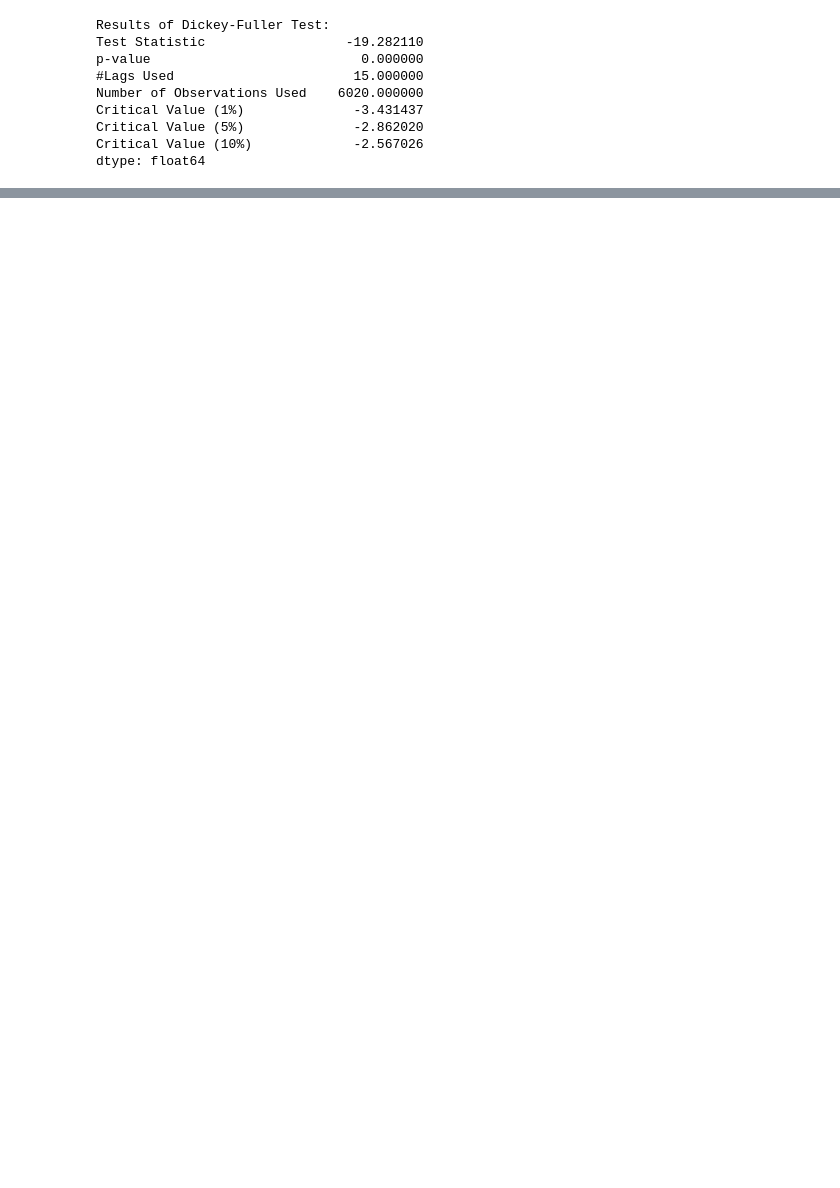
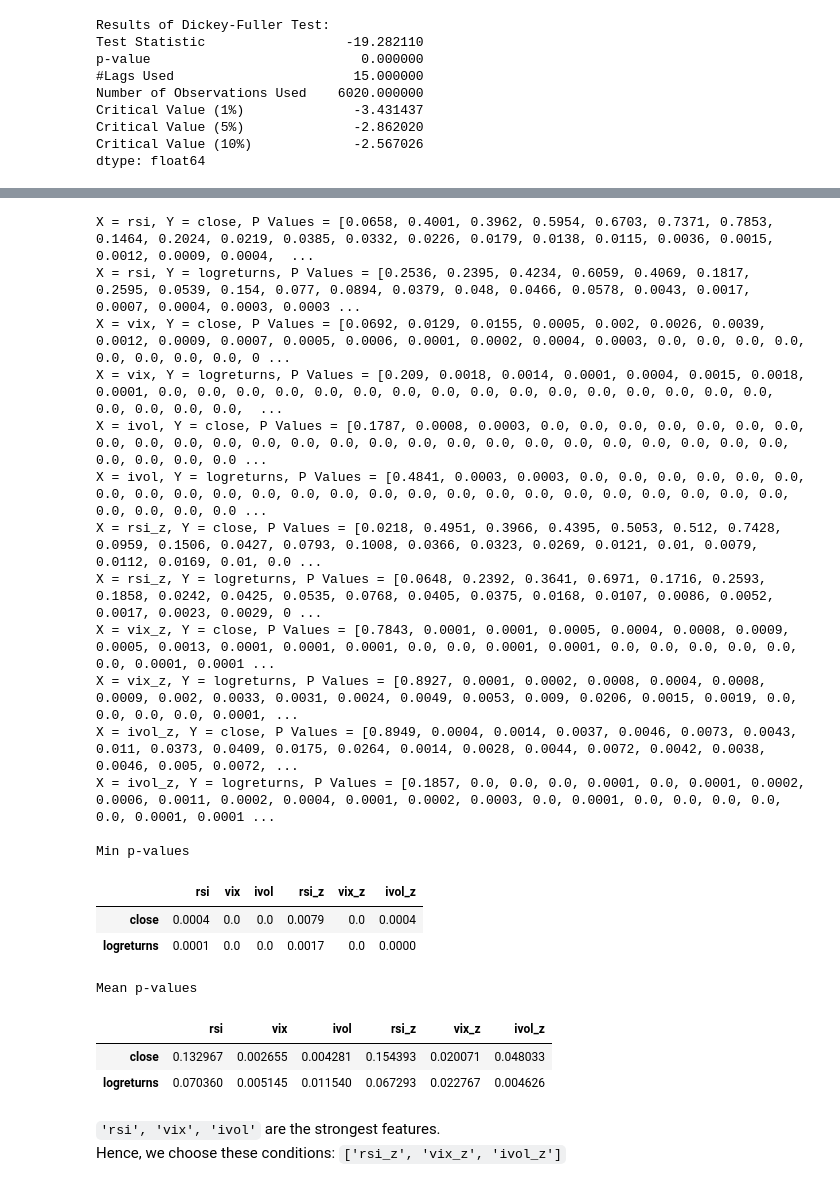
Before and after one commit to Horstann/CC-TTS-GANs, a Jupyter notebook: 01 EDA.ipynb, the cells around one changed output, grey strips where cells are left out. Drawn from its saved outputs; the diff is of its cells as text; code cells hidden in the pictures; blank space fills up the shorter version.

```diff
--- a/01 EDA.ipynb
+++ b/01 EDA.ipynb
@@ -65,0 +91,62 @@ logreturns.shape
+# %%
+from statsmodels.tsa.stattools import grangercausalitytests
+
+def granger_causation_matrix(data, treatment_vars, outcome_vars=['close','logreturns'], test='ssr_chi2test', verbose=False, maxlag=42):
+    """Check Granger Causality of all possible combinations of the Time series.
+    The rows are the response variable, columns are predictors. The values in the table
+    are the P-Values. P-Values lesser than the significance level (0.05), implies
+    the Null Hypothesis that the coefficients of the corresponding past values is
+    zero, that is, the X does not cause Y can be rejected.
+
+    data      : pandas dataframe containing the time series variables
+    variables : list containing names of the time series variables.
+    """
+    df_min = pd.DataFrame(np.zeros((len(outcome_vars), len(treatment_vars))), columns=treatment_vars, index=outcome_vars)
+    df_mean = pd.DataFrame(np.zeros((len(outcome_vars), len(treatment_vars))), columns=treatment_vars, index=outcome_vars)
+    for treatment in treatment_vars:
+        for outcome in outcome_vars:
+            test_result = grangercausalitytests(data[[outcome, treatment]].dropna(), maxlag=maxlag, verbose=False)
+            p_values = [round(test_result[i+1][0][test][1],4) for i in range(maxlag)]
+            if verbose: print(f'X = {treatment}, Y = {outcome}, P Values = {p_values}')
+            min_p_value = np.min(p_values)
+            mean_p_value = np.mean(p_values)
+            df_min.loc[outcome, treatment] = min_p_value
+            df_mean.loc[outcome, treatment] = mean_p_value
+    df_min.columns, df_mean.columns = treatment_vars, treatment_vars
+    df_min.index, df_mean.index =outcome_vars, outcome_vars
+
+    print()
+    print("Min p-values")
+    display(df_min)
+    print("Mean p-values")
+    display(df_mean)
+# %%
+conditions = ['rsi','vix','ivol'] + real_data.condition_names
+if 'vix_z' not in conditions: conditions += ['vix_z']
+if 'ivol_z' not in conditions: conditions += ['ivol_z']
+granger_causation_matrix(real_data.df, treatment_vars=conditions, verbose=True)
+# %% [output]
+X = rsi, Y = close, P Values = [0.0658, 0.4001, 0.3962, 0.5954, 0.6703, 0.7371, 0.7853, 0.1464, 0.2024, 0.0219, 0.0385, 0.0332, 0.0226, 0.0179, 0.0138, 0.0115, 0.0036, 0.0015, 0.0012, 0.0009, 0.0004,  ...
+X = rsi, Y = logreturns, P Values = [0.2536, 0.2395, 0.4234, 0.6059, 0.4069, 0.1817, 0.2595, 0.0539, 0.154, 0.077, 0.0894, 0.0379, 0.048, 0.0466, 0.0578, 0.0043, 0.0017, 0.0007, 0.0004, 0.0003, 0.0003 ...
+X = vix, Y = close, P Values = [0.0692, 0.0129, 0.0155, 0.0005, 0.002, 0.0026, 0.0039, 0.0012, 0.0009, 0.0007, 0.0005, 0.0006, 0.0001, 0.0002, 0.0004, 0.0003, 0.0, 0.0, 0.0, 0.0, 0.0, 0.0, 0.0, 0.0, 0 ...
+X = vix, Y = logreturns, P Values = [0.209, 0.0018, 0.0014, 0.0001, 0.0004, 0.0015, 0.0018, 0.0001, 0.0, 0.0, 0.0, 0.0, 0.0, 0.0, 0.0, 0.0, 0.0, 0.0, 0.0, 0.0, 0.0, 0.0, 0.0, 0.0, 0.0, 0.0, 0.0, 0.0,  ...
+X = ivol, Y = close, P Values = [0.1787, 0.0008, 0.0003, 0.0, 0.0, 0.0, 0.0, 0.0, 0.0, 0.0, 0.0, 0.0, 0.0, 0.0, 0.0, 0.0, 0.0, 0.0, 0.0, 0.0, 0.0, 0.0, 0.0, 0.0, 0.0, 0.0, 0.0, 0.0, 0.0, 0.0, 0.0, 0.0 ...
+X = ivol, Y = logreturns, P Values = [0.4841, 0.0003, 0.0003, 0.0, 0.0, 0.0, 0.0, 0.0, 0.0, 0.0, 0.0, 0.0, 0.0, 0.0, 0.0, 0.0, 0.0, 0.0, 0.0, 0.0, 0.0, 0.0, 0.0, 0.0, 0.0, 0.0, 0.0, 0.0, 0.0, 0.0, 0.0 ...
+X = rsi_z, Y = close, P Values = [0.0218, 0.4951, 0.3966, 0.4395, 0.5053, 0.512, 0.7428, 0.0959, 0.1506, 0.0427, 0.0793, 0.1008, 0.0366, 0.0323, 0.0269, 0.0121, 0.01, 0.0079, 0.0112, 0.0169, 0.01, 0.0 ...
+X = rsi_z, Y = logreturns, P Values = [0.0648, 0.2392, 0.3641, 0.6971, 0.1716, 0.2593, 0.1858, 0.0242, 0.0425, 0.0535, 0.0768, 0.0405, 0.0375, 0.0168, 0.0107, 0.0086, 0.0052, 0.0017, 0.0023, 0.0029, 0 ...
+X = vix_z, Y = close, P Values = [0.7843, 0.0001, 0.0001, 0.0005, 0.0004, 0.0008, 0.0009, 0.0005, 0.0013, 0.0001, 0.0001, 0.0001, 0.0, 0.0, 0.0001, 0.0001, 0.0, 0.0, 0.0, 0.0, 0.0, 0.0, 0.0001, 0.0001 ...
+X = vix_z, Y = logreturns, P Values = [0.8927, 0.0001, 0.0002, 0.0008, 0.0004, 0.0008, 0.0009, 0.002, 0.0033, 0.0031, 0.0024, 0.0049, 0.0053, 0.009, 0.0206, 0.0015, 0.0019, 0.0, 0.0, 0.0, 0.0, 0.0001, ...
+X = ivol_z, Y = close, P Values = [0.8949, 0.0004, 0.0014, 0.0037, 0.0046, 0.0073, 0.0043, 0.011, 0.0373, 0.0409, 0.0175, 0.0264, 0.0014, 0.0028, 0.0044, 0.0072, 0.0042, 0.0038, 0.0046, 0.005, 0.0072, ...
+X = ivol_z, Y = logreturns, P Values = [0.1857, 0.0, 0.0, 0.0, 0.0001, 0.0, 0.0001, 0.0002, 0.0006, 0.0011, 0.0002, 0.0004, 0.0001, 0.0002, 0.0003, 0.0, 0.0001, 0.0, 0.0, 0.0, 0.0, 0.0, 0.0001, 0.0001 ...
+
+Min p-values
+|  | rsi | vix | ivol | rsi_z | vix_z | ivol_z |
+| close | 0.0004 | 0.0 | 0.0 | 0.0079 | 0.0 | 0.0004 |
+| logreturns | 0.0001 | 0.0 | 0.0 | 0.0017 | 0.0 | 0.0000 |
+Mean p-values
+|  | rsi | vix | ivol | rsi_z | vix_z | ivol_z |
+| close | 0.132967 | 0.002655 | 0.004281 | 0.154393 | 0.020071 | 0.048033 |
+| logreturns | 0.070360 | 0.005145 | 0.011540 | 0.067293 | 0.022767 | 0.004626 |
+# %% [markdown]
+`'rsi', 'vix', 'ivol'` are the strongest features. <br>
+Hence, we choose these conditions: `['rsi_z', 'vix_z', 'ivol_z']`
```
Also changed, not shown: parts of 20 cells of this notebook, 23 other files.
